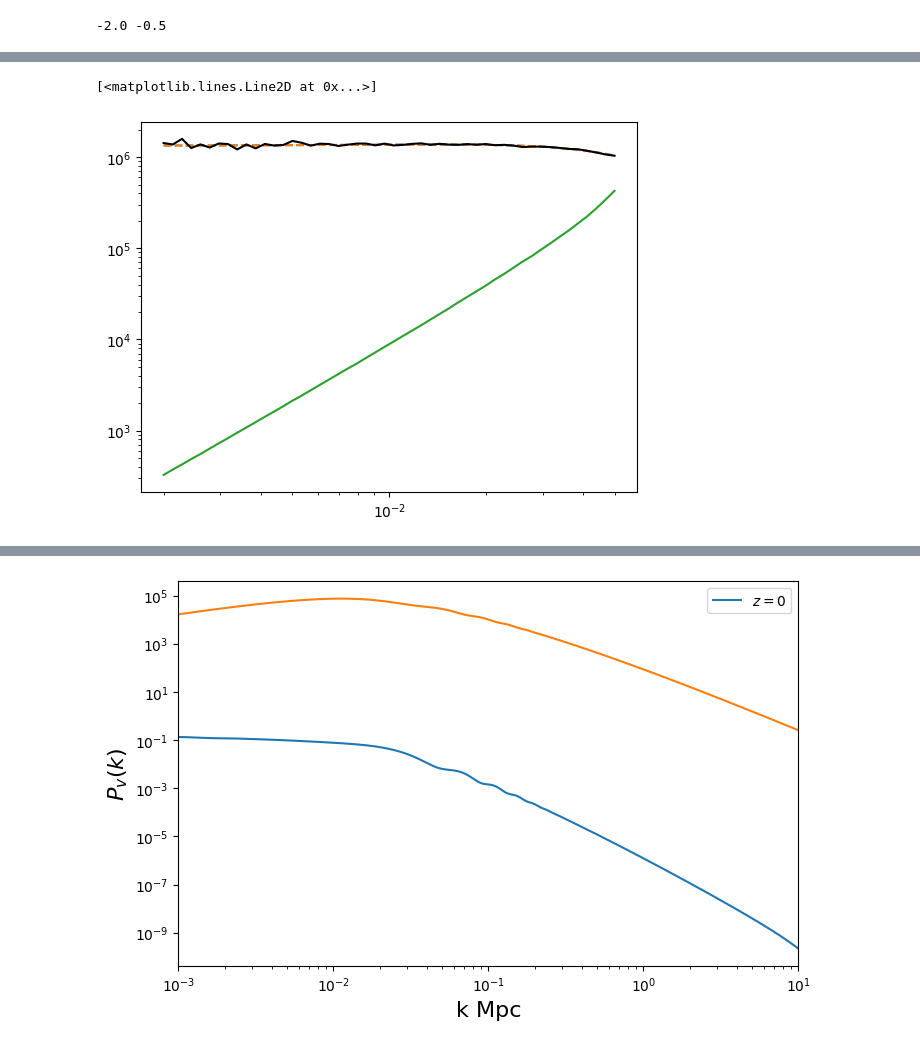
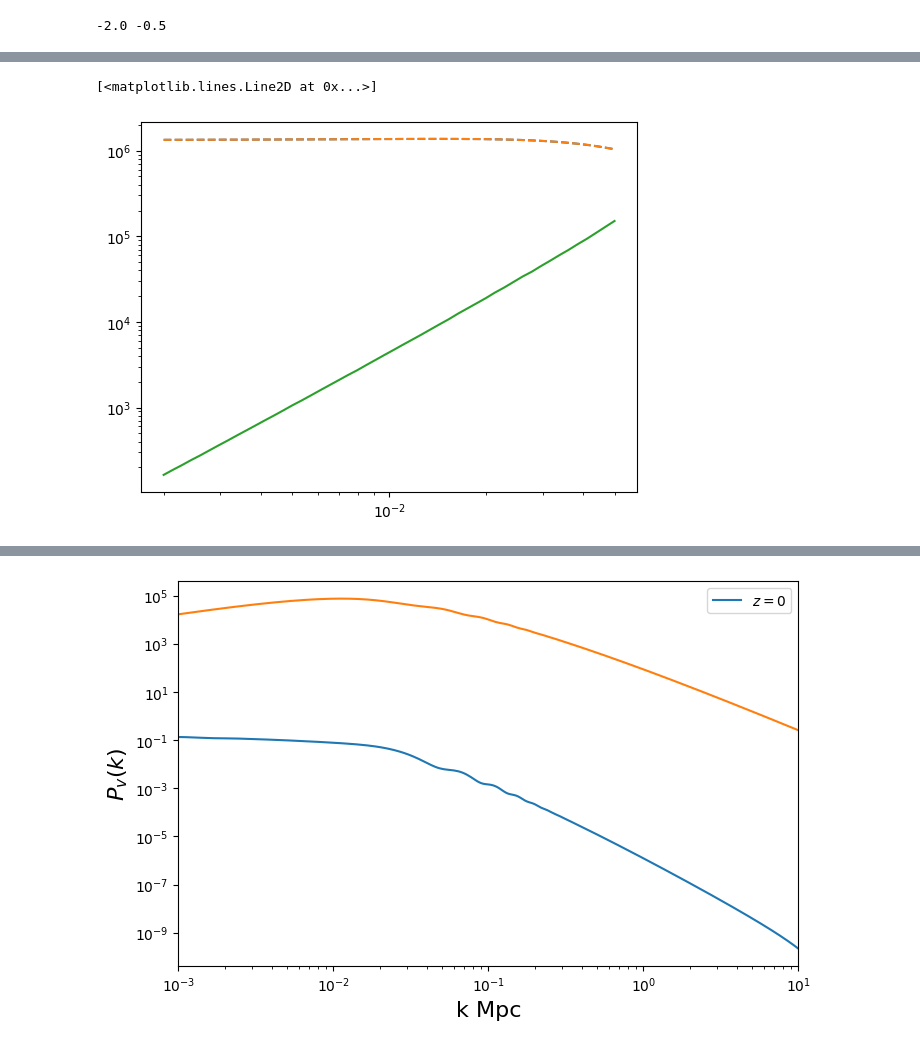
Before and after one commit to Saladino93/quadraticrecforlss, a Jupyter notebook: notebooks/desi_base.ipynb, the cells around one changed output, grey strips where cells are left out. Saved outputs shown, nothing was run; the diff lists cells and outputs as text; code cells hidden in the pictures.

```diff
--- a/notebooks/desi_base.ipynb
+++ b/notebooks/desi_base.ipynb
@@ -114,24 +293,24 @@ D = np.load(directory+f"valuesss.npy", allow_pickle=True).item()
 # %%
 K, alpha_ab_beta_ab, alpha_ab_beta_ba, alpha_ba_beta_ab, alpha_ba_beta_ba = vals["ss"]
 X = (alpha_ab_beta_ab+alpha_ab_beta_ba+alpha_ba_beta_ab+alpha_ba_beta_ba)
 plt.loglog(K, X**-1., ls = "--")
 y = X**-1.
 lista = ["alpha_ab_beta_ab", "alpha_ab_beta_ba", "alpha_ba_beta_ab", "alpha_ba_beta_ba"]
 s1, s2 = "m", "m"
 X = np.sum([D[l+f"_{s1+s2}"] for l in lista], axis = 0)
 plt.loglog(K, X**-1., ls = "--")
 
 fmm_1 = D["alpha_ab_beta_ab_mm"]+D["alpha_ab_beta_ab_mm"]
 fmm_2 = D["alpha_ab_beta_ba_mm"]+D["alpha_ab_beta_ba_mm"]
-b_1 = 1
+b_1 = 0
 b_2 = 2
 total = b_1*fmm_1+b_2*fmm_2
 #total *= 5/3*4e-3
 plt.plot(K, -total**-1.)
 
 total_eq = b_1*fmm_1+b_1*fmm_2
 #total_eq *= 5/3*4e-3
 plt.plot(K, total_eq**-1., color = "black")
 # %% [output]
 [<matplotlib.lines.Line2D at 0x...>]
-[figure, old version]
+[figure, new version]
```
Also changed, not shown: parts of 15 cells of this notebook, 5 other files.
